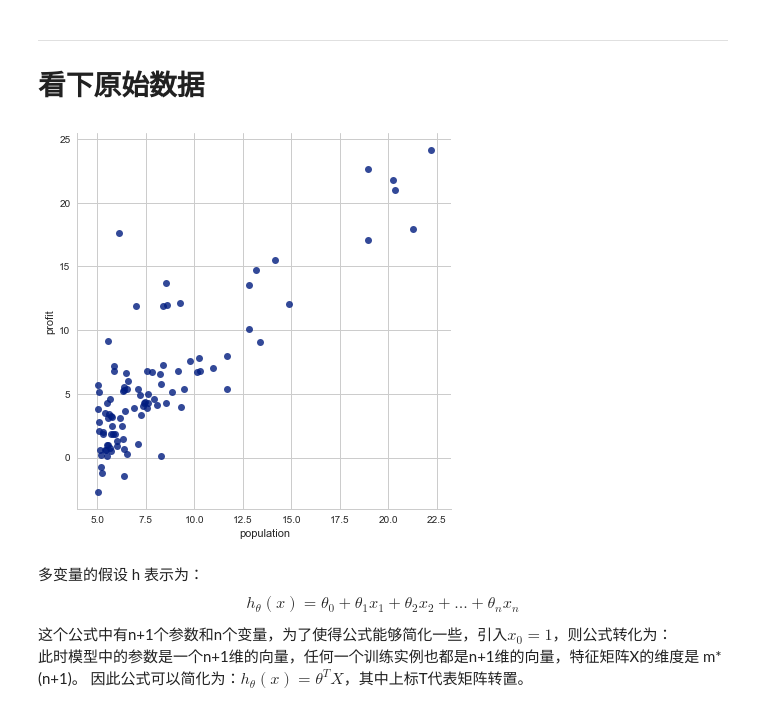
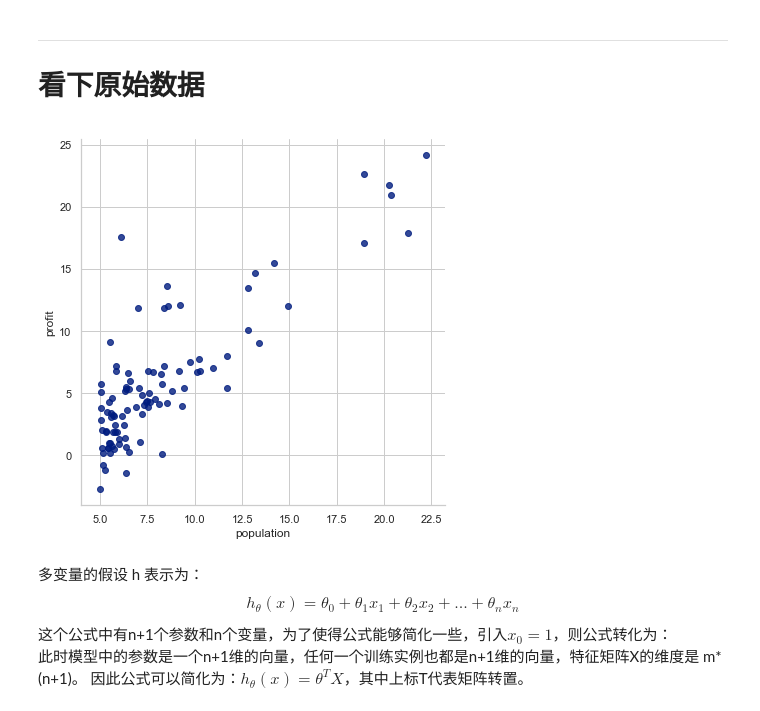
Before and after one commit to fengdu78/Coursera-ML-AndrewNg-Notes, a Jupyter notebook: code/ex1-linear regression/1.linear_regreesion_v1.ipynb, the cells around one changed output. Saved outputs shown, nothing was run; the diff lists cells and outputs as text; code cells hidden in the pictures.

Commit message:
Fix bug: Update the parameter of sns.lmplot from 'size' to 'height'.

```diff
--- a/code/ex1-linear regression/1.linear_regreesion_v1.ipynb
+++ b/code/ex1-linear regression/1.linear_regreesion_v1.ipynb
@@ -34,10 +34,10 @@ memory usage: 1.6 KB
 ***
 # 看下原始数据
 # %%
-sns.lmplot('population', 'profit', df, size=6, fit_reg=False)
+sns.lmplot('population', 'profit', df, height=6, fit_reg=False)
 plt.show()
 # %% [output]
-[figure, old version]
+[figure, new version]
 # %%
 def get_X(df):#读取特征
 #     """
```
